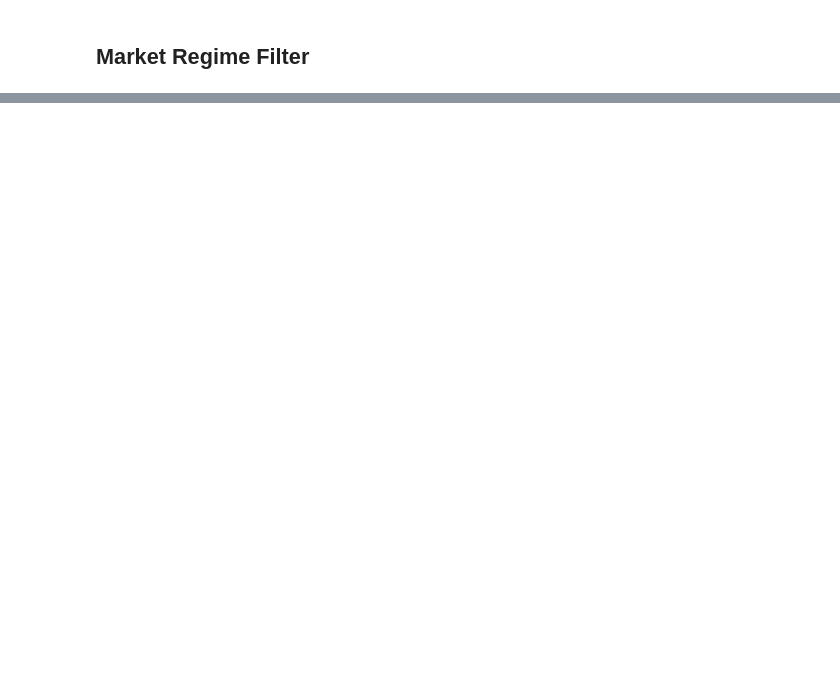
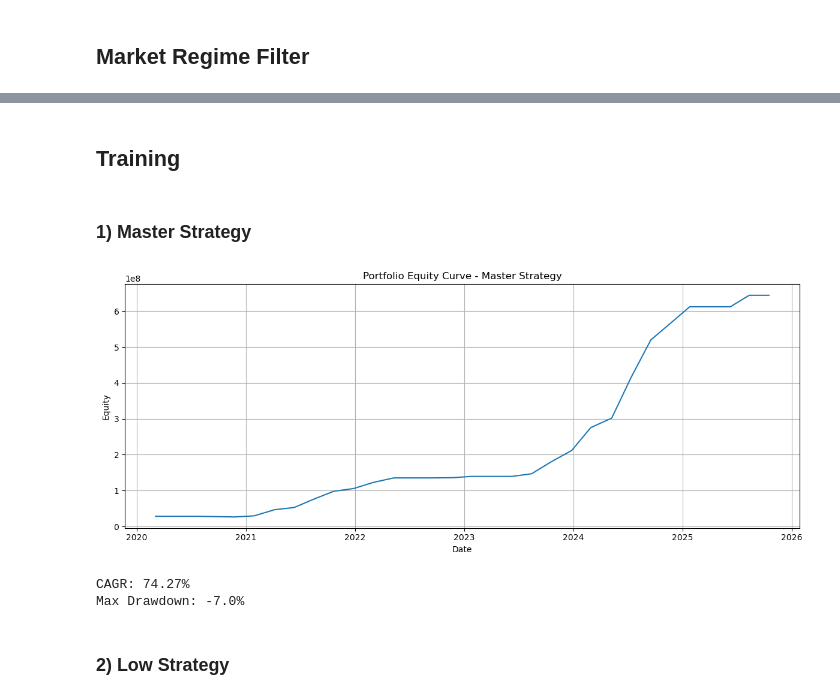
Before and after one commit to jagan010101/algo-trading, a Jupyter notebook: Algo Trading.ipynb, the cells around one changed output, grey strips where cells are left out. Drawn from its saved outputs; the diff is of its cells as text; code cells hidden in the pictures; blank space fills up the shorter version.

```diff
--- a/Algo Trading.ipynb
+++ b/Algo Trading.ipynb
@@ -1473,0 +2229,2 @@ Max Drawdown: -12.1%
+# %% [markdown]
+## Training
@@ -1473,0 +2248,44 @@ Max Drawdown: -12.1%
+# %% [markdown]
+### 1) Master Strategy
+# %%
+train_master_equity_curve = run_master_strategy(df = df_backtest,
+                                                index_df = index_df,
+                                                start_date = train_start_date,
+                                                end_date = test_start_date,
+                                                initial_capital = 3_00_00_000)
+# %%
+equity_df = pd.DataFrame(train_master_equity_curve, columns = ["Date", "Equity"])
+equity_df = equity_df.sort_values("Date")
+equity_df.set_index("Date", inplace = True)
+
+plt.figure(figsize = (12,5))
+plt.plot(equity_df.index, equity_df["Equity"])
+
+plt.title("Portfolio Equity Curve - Master Strategy")
+plt.xlabel("Date")
+plt.ylabel("Equity")
+
+plt.grid(True)
+
+plt.tight_layout()
+plt.show()
+# %% [output]
+[figure, added]
+# %%
+start_val = equity_df["Equity"].iloc[0]
+end_val   = equity_df["Equity"].iloc[-1]
+
+years = (equity_df.index[-1] - equity_df.index[0]).days / 365
+CAGR = round(100 * ((end_val / start_val) ** (1/ years) - 1), 2)
+
+running_max = equity_df["Equity"].cummax()
+drawdown = (equity_df["Equity"] - running_max) / running_max
+max_dd = drawdown.min()
+
+print(f"CAGR: {CAGR}%")
+print(f"Max Drawdown: {round(100 * max_dd, 1)}%")
+# %% [output]
+CAGR: 74.27%
+Max Drawdown: -7.0%
+# %% [markdown]
+### 2) Low Strategy
```
Also changed, not shown: parts of 146 cells of this notebook.
